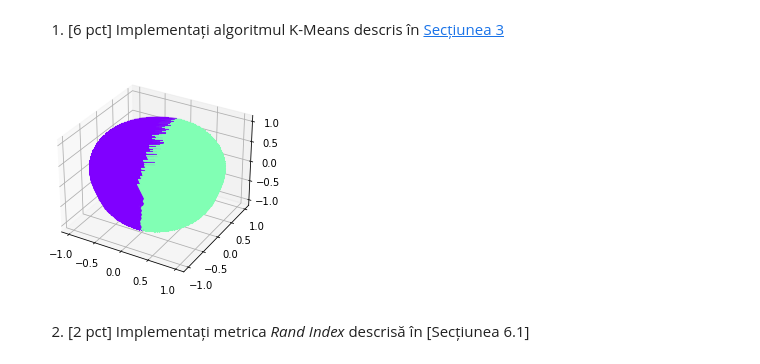
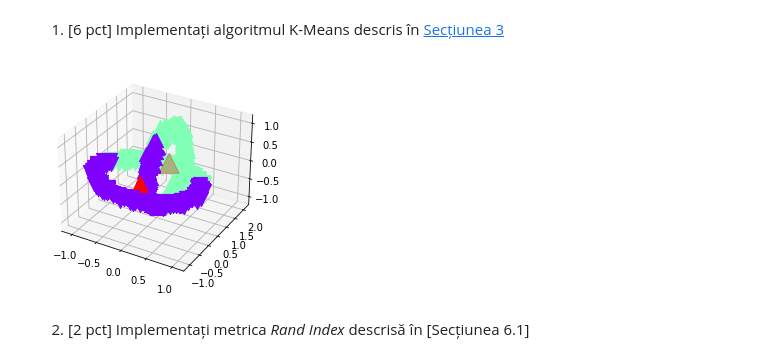
Before and after one commit to teodutu/ML, a Jupyter notebook: Laboratoare/Lab1/Laborator_1.ipynb, the cells around one changed output. Drawn from its saved outputs; the diff is of its cells as text; code cells hidden in the pictures.

Commit message:
[Lab 1][11p] Implementare k-means++ si Kaufman

```diff
--- a/Laboratoare/Lab1/Laborator_1.ipynb
+++ b/Laboratoare/Lab1/Laborator_1.ipynb
@@ -153,7 +153,7 @@ from mpl_toolkits.mplot3d import Axes3D
 # %% [markdown]
 ### Parametrii necesari rulării
 # %%
-DATASET_NAME = 'GolfBall'  #@param ['Atom', 'Chainlink', 'EngyTime', 'GolfBall', 'Hepta', 'Lsun', 'Target', 'TwoDiamonds', 'WingNut']
+DATASET_NAME = 'Chainlink'  #@param ['Atom', 'Chainlink', 'EngyTime', 'GolfBall', 'Hepta', 'Lsun', 'Target', 'TwoDiamonds', 'WingNut']
 
 # Numărul de clustere
 K = 2  #@param {type: "slider", min: 2, max: 10}
@@ -293,24 +330,26 @@ def kaufman_centroids(Xs, K):
 # %%
 def kMeans(K, Xs):
     (N, D) = Xs.shape
 
-    new_centroids = Xs[np.random.choice(Xs.shape[0], K)]
+    # new_centroids = Xs[np.random.choice(Xs.shape[0], K)]
+    # new_centroids = kpp_centroids(Xs, K)
+    new_centroids = kaufman_centroids(Xs, K)
     centroids = np.zeros([K, D])
 
     while (new_centroids - centroids).all() != 0:
         centroids = deepcopy(new_centroids)
         clusters = np.array([np.argmin(np.linalg.norm(X - centroids, axis=1)) for X in Xs])
 
         for i in range(K):
             points_with_centre = [Xs[j] for j in range(len(Xs)) if clusters[j] == i]
             new_centroids[i] = np.mean(points_with_centre, axis=0)
 
     return clusters, centroids
 
 clusters, centroids = kMeans(K, Xs)
 plotClusters(Xs, labels, centroids, clusters)
 # %% [output]
-[figure, old version]
+[figure, new version]
 # %% [markdown]
 2. [2 pct] Implementați metrica *Rand Index* descrisă în [Secțiunea 6.1]
 # %%
```
Also changed, not shown: parts of 5 cells of this notebook.
